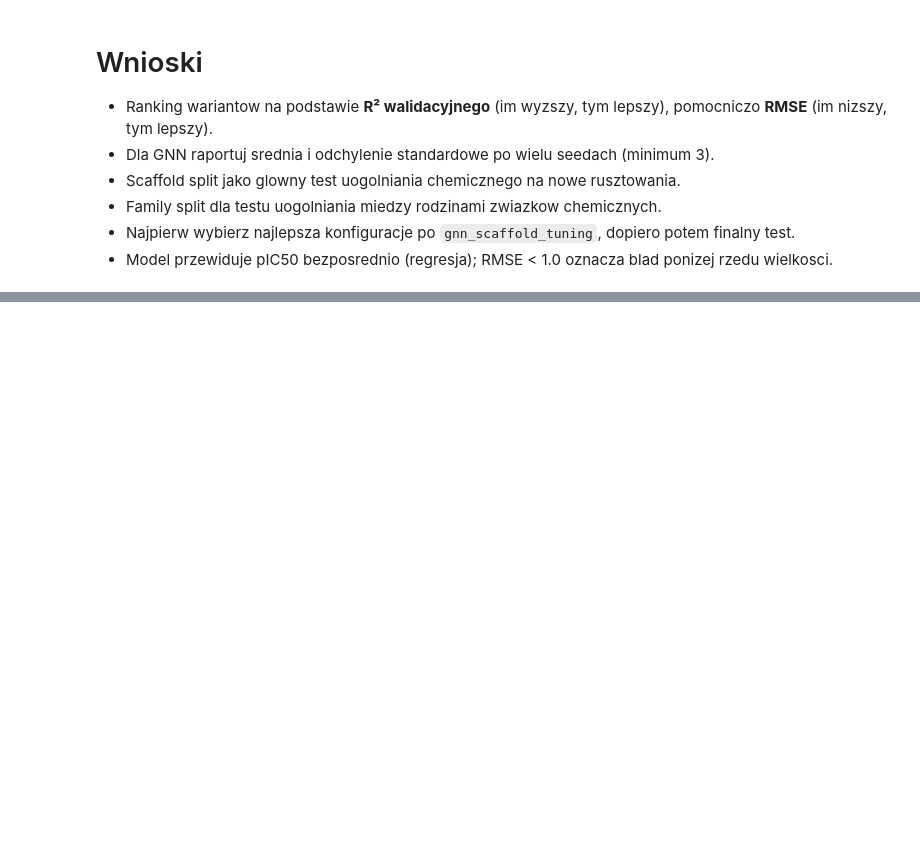
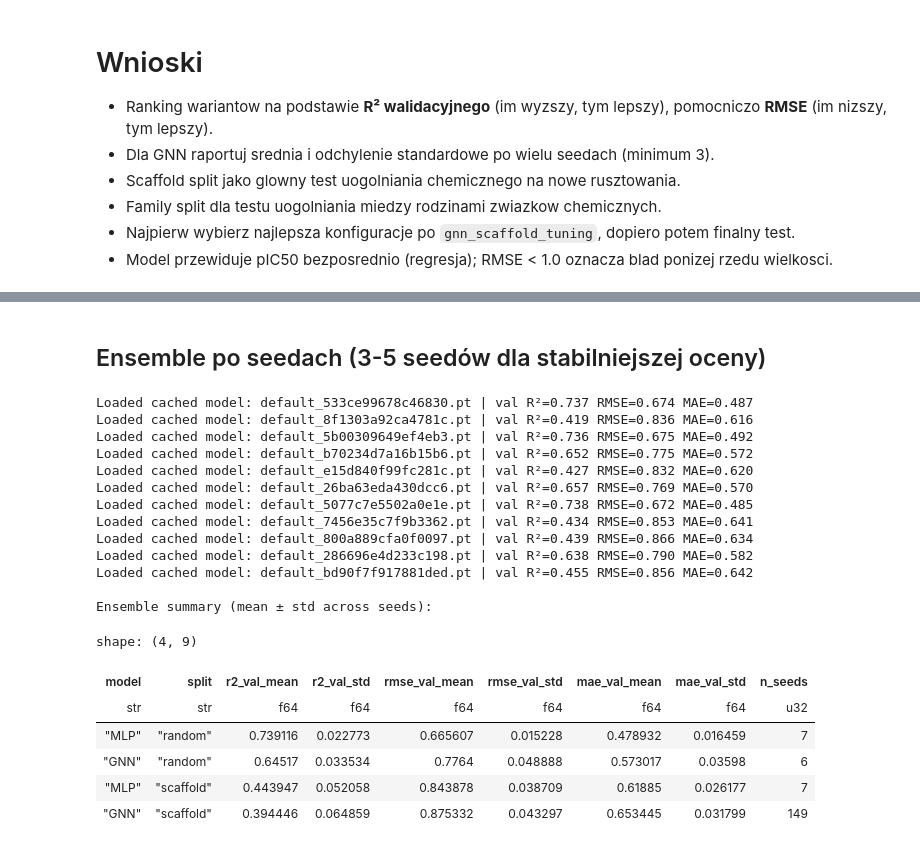
Before and after one commit to Sharens/ml_chembl, a Jupyter notebook: notebooks/learning.ipynb, the cells around one changed output, grey strips where cells are left out. Saved outputs shown, nothing was run; the diff lists cells and outputs as text; code cells hidden in the pictures; blank space fills up the shorter version.

```diff
--- a/notebooks/learning.ipynb
+++ b/notebooks/learning.ipynb
@@ -81,7 +79,7 @@ BEST_GNN_CONFIGS = {
 GNN_SPECS = []
 for split_type, cfg in BEST_GNN_CONFIGS.items():
     spec = {"model_type": "GNN", "split_type": split_type, "df_fp": df_clean,
-            "epochs": 100, "batch_size": 64, "seed": 42,
+            "epochs": 200, "batch_size": 64, "seed": 42,
             "log_mlflow": True, "evaluate_test": False,
             "early_stopping_patience": 12, "min_delta": 1e-4,
             "prefer_cuda": True, **cfg}
@@ -292,0 +345,68 @@ shape: (4, 10)
+# %% [markdown]
+## Ensemble po seedach (3-5 seedów dla stabilniejszej oceny)
+# %%
+ENSEMBLE_SEEDS = [42, 123, 7, 99]
+
+ensemble_specs = []
+for seed in ENSEMBLE_SEEDS:
+    for split in ["random", "scaffold"]:
+        for model_type in ["MLP", "GNN"]:
+            ensemble_specs.append({
+                "model_type": model_type, "split_type": split, "df_fp": df_clean,
+                "seed": seed, "log_mlflow": True, "evaluate_test": False,
+            })
+
+if results_table:
+    df_existing = pl.DataFrame(results_table)
+    missing = []
+    for spec in ensemble_specs:
+        exists = df_existing.filter(
+            (pl.col("model") == spec["model_type"])
+            & (pl.col("split") == spec["split_type"])
+            & (pl.col("seed") == spec["seed"])
+        ).height > 0
+        if not exists:
+            missing.append(spec)
+    if missing:
+        run_parallel_trainings(missing, max_workers=2)
+    else:
+        print("Wszystkie kombinacje seed x split x model juz istnieją w cache.")
+
+# Podsumowanie ensemble
+df_ens = pl.DataFrame(results_table).filter(pl.col("seed").is_in(ENSEMBLE_SEEDS))
+summary = (
+    df_ens.group_by("model", "split")
+    .agg([
+        pl.col("r2_val").mean().alias("r2_val_mean"),
+        pl.col("r2_val").std().alias("r2_val_std"),
+        pl.col("rmse_val").mean().alias("rmse_val_mean"),
+        pl.col("rmse_val").std().alias("rmse_val_std"),
+        pl.col("mae_val").mean().alias("mae_val_mean"),
+        pl.col("mae_val").std().alias("mae_val_std"),
+        pl.col("r2_val").count().alias("n_seeds"),
+    ])
+    .sort("r2_val_mean", descending=True)
+)
+print("\nEnsemble summary (mean ± std across seeds):")
+display(summary)
+# %% [output]
+Loaded cached model: default_533ce99678c46830.pt | val R²=0.737 RMSE=0.674 MAE=0.487
+Loaded cached model: default_8f1303a92ca4781c.pt | val R²=0.419 RMSE=0.836 MAE=0.616
+Loaded cached model: default_5b00309649ef4eb3.pt | val R²=0.736 RMSE=0.675 MAE=0.492
+Loaded cached model: default_b70234d7a16b15b6.pt | val R²=0.652 RMSE=0.775 MAE=0.572
+Loaded cached model: default_e15d840f99fc281c.pt | val R²=0.427 RMSE=0.832 MAE=0.620
+Loaded cached model: default_26ba63eda430dcc6.pt | val R²=0.657 RMSE=0.769 MAE=0.570
+Loaded cached model: default_5077c7e5502a0e1e.pt | val R²=0.738 RMSE=0.672 MAE=0.485
+Loaded cached model: default_7456e35c7f9b3362.pt | val R²=0.434 RMSE=0.853 MAE=0.641
+Loaded cached model: default_800a889cfa0f0097.pt | val R²=0.439 RMSE=0.866 MAE=0.634
+Loaded cached model: default_286696e4d233c198.pt | val R²=0.638 RMSE=0.790 MAE=0.582
+Loaded cached model: default_bd90f7f917881ded.pt | val R²=0.455 RMSE=0.856 MAE=0.642
+
+Ensemble summary (mean ± std across seeds):
+shape: (4, 9)
+| model | split | r2_val_mean | r2_val_std | rmse_val_mean | rmse_val_std | mae_val_mean | mae_val_std | n_seeds |
+| str | str | f64 | f64 | f64 | f64 | f64 | f64 | u32 |
+| "MLP" | "random" | 0.739116 | 0.022773 | 0.665607 | 0.015228 | 0.478932 | 0.016459 | 7 |
+| "GNN" | "random" | 0.64517 | 0.033534 | 0.7764 | 0.048888 | 0.573017 | 0.03598 | 6 |
+| "MLP" | "scaffold" | 0.443947 | 0.052058 | 0.843878 | 0.038709 | 0.61885 | 0.026177 | 7 |
+| "GNN" | "scaffold" | 0.394446 | 0.064859 | 0.875332 | 0.043297 | 0.653445 | 0.031799 | 149 |
```
Also changed, not shown: parts of 15 cells of this notebook, 12 other files.
